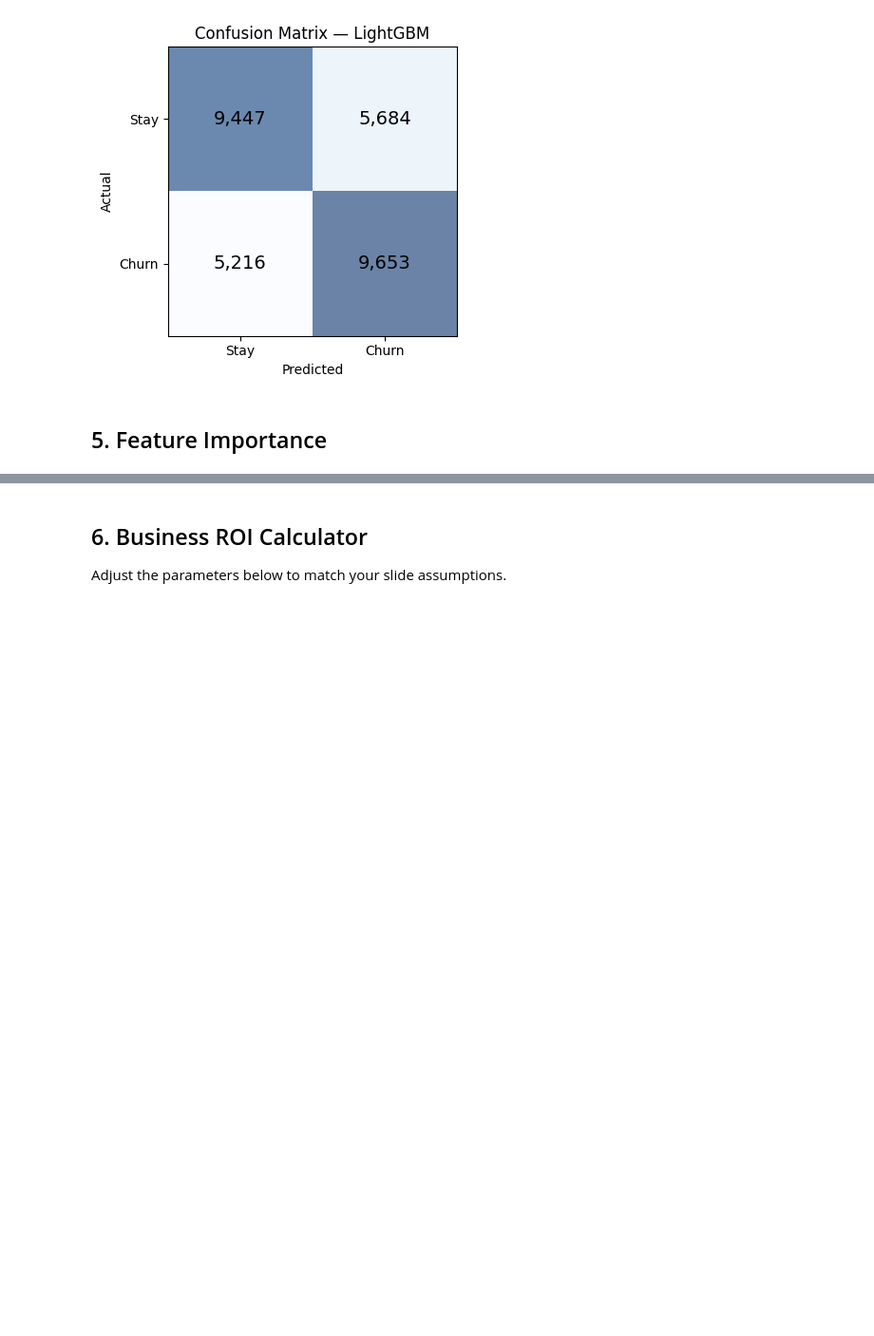
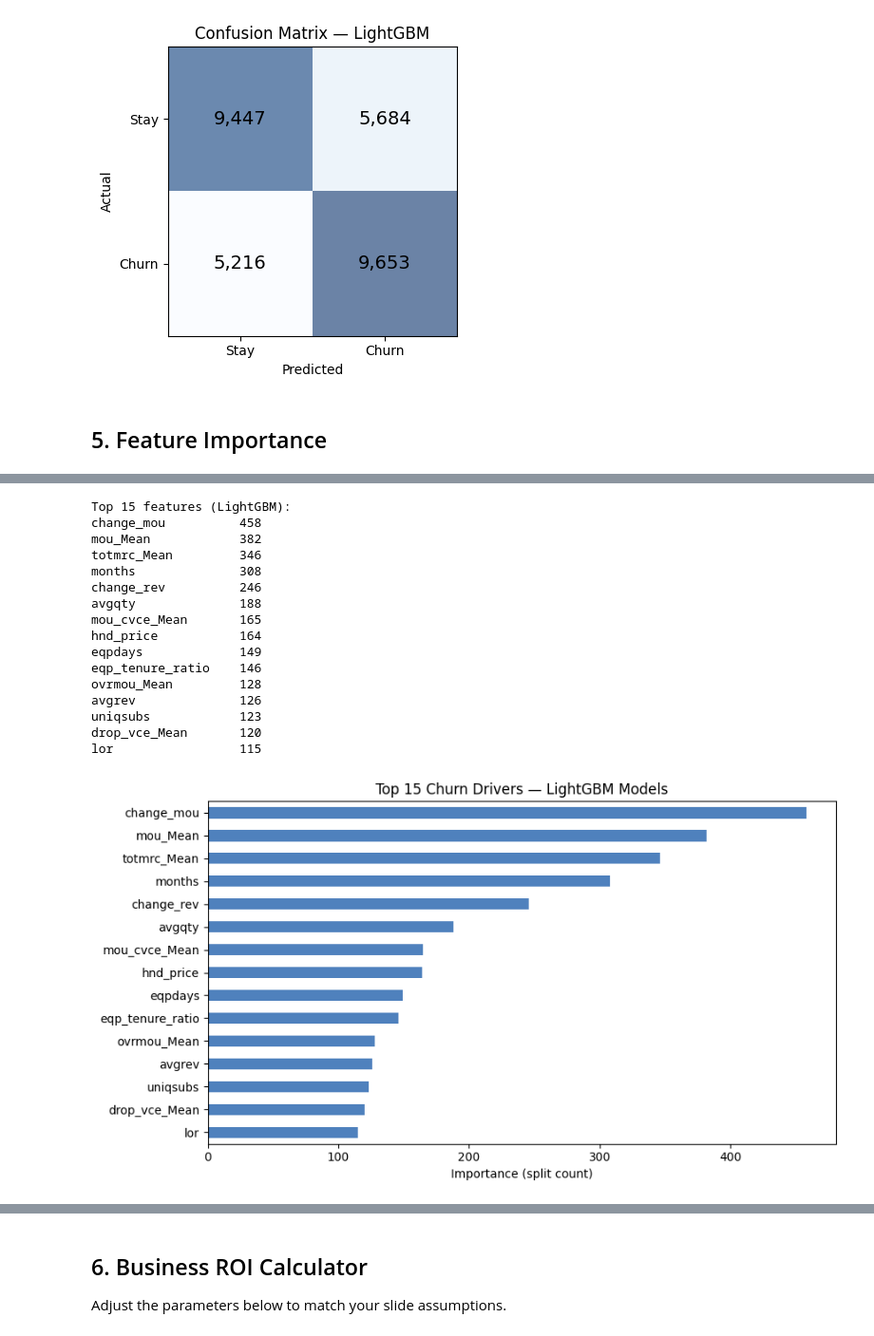
Before and after one commit to farout101/gci-world-final-assignment, a Jupyter notebook: Final Assignment/reproducible_analysis.ipynb, the cells around one changed output, grey strips where cells are left out. Shown at 95% size. Saved outputs shown, nothing was run; the diff lists cells and outputs as text; code cells hidden in the pictures; blank space fills up the shorter version.

```diff
--- a/Final Assignment/reproducible_analysis.ipynb
+++ b/Final Assignment/reproducible_analysis.ipynb
@@ -332,0 +375,63 @@ hnd_price            94
+# %%
+# --- Determine Feature Names via Preprocessor ---
+num_cols = best_lgb_pipe.named_steps['preprocessor'].transformers_[0][2] # type: ignore
+cat_cols = best_lgb_pipe.named_steps['preprocessor'].transformers_[1][2] # type: ignore
+onehot_maker = best_lgb_pipe.named_steps['preprocessor'].named_transformers_['cat'].named_steps['onehot'] # type: ignore
+
+onehot_cols = list(onehot_maker.get_feature_names_out(cat_cols)) if hasattr(onehot_maker, 'get_feature_names_out') else []
+feature_names = list(num_cols) + onehot_cols
+
+# --- Standard Tree Feature Importances ---
+lgb_model = best_lgb_pipe.named_steps['classifier'] # type: ignore
+feat_imp = (
+    pd.Series(lgb_model.feature_importances_, index=feature_names)
+    .sort_values(ascending=False)
+    .head(15)
+)
+
+print("Top 15 features (LightGBM):")
+print(feat_imp.to_string())
+
+fig, ax = plt.subplots(figsize=(9, 5))
+feat_imp.sort_values().plot(kind="barh", ax=ax, color="#4F81BD")
+ax.set_title("Top 15 Churn Drivers — LightGBM Models")
+ax.set_xlabel("Importance (split count)")
+plt.tight_layout()
+plt.savefig(FIG_DIR / "06_feature_importance.png", dpi=150)
+plt.show()
+
+# --- SHAP Val Analysis (Optional robust explainability) ---
+# Taking a smaller sample to compute SHAP values quickly
+X_test_transformed = best_lgb_pipe.named_steps['preprocessor'].transform(X_test.sample(2000, random_state=42)) # type: ignore
+explainer = shap.TreeExplainer(lgb_model)
+shap_values = explainer.shap_values(X_test_transformed)
+
+# If it's a binary classifier LightGBM might return a list of arrays or a single array
+if isinstance(shap_values, list):
+    shap_vals = shap_values[1] # Choose positive class
+else:
+    shap_vals = shap_values
+
+plt.figure(figsize=(10,6))
+shap.summary_plot(shap_vals, X_test_transformed, feature_names=feature_names, show=False)
+plt.tight_layout()
+plt.savefig(FIG_DIR / "07_shap_summary.png", dpi=150)
+plt.show()
+# %% [output]
+Top 15 features (LightGBM):
+change_mou          458
+mou_Mean            382
+totmrc_Mean         346
+months              308
+change_rev          246
+avgqty              188
+mou_cvce_Mean       165
+hnd_price           164
+eqpdays             149
+eqp_tenure_ratio    146
+ovrmou_Mean         128
+avgrev              126
+uniqsubs            123
+drop_vce_Mean       120
+lor                 115
+[figure, added]
```
Also changed, not shown: parts of 10 cells of this notebook, 8 other files.
